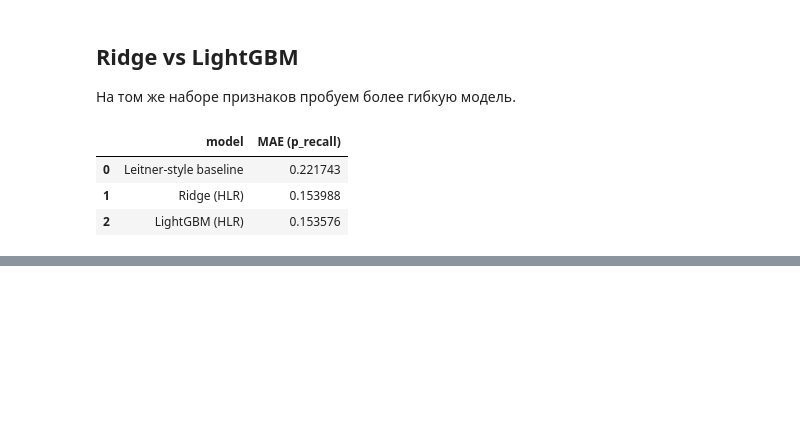
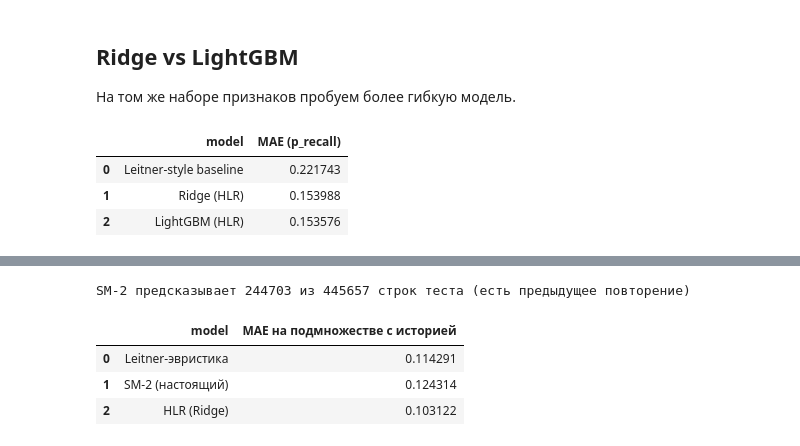
Before and after one commit to EgzodD/smartrecall, a Jupyter notebook: ml/notebooks/02_baseline_and_hlr.ipynb, the cells around one changed output, grey strips where cells are left out. Saved outputs shown, nothing was run; the diff lists cells and outputs as text; code cells hidden in the pictures; blank space fills up the shorter version.

```diff
--- a/ml/notebooks/02_baseline_and_hlr.ipynb
+++ b/ml/notebooks/02_baseline_and_hlr.ipynb
@@ -92,3 +109,27 @@ pd.DataFrame({
+# %%
+import sm2_baseline
+
+pred_recall_sm2_full = sm2_baseline.predict_recall(test_df)
+sm2_valid = pred_recall_sm2_full.notna()
+print(f"SM-2 предсказывает {sm2_valid.sum()} из {len(test_df)} строк теста (есть предыдущее повторение)")
+
+# Честное сравнение: все три модели на ОДНОМ подмножестве, где SM-2 вообще
+# может что-то предсказать (иначе сравнение нечестное — у Leitner/HLR нет
+# такого ограничения).
+mae_sm2 = mean_absolute_error(test_df.loc[sm2_valid, "p_recall"], pred_recall_sm2_full[sm2_valid])
+mae_leitner_subset = mean_absolute_error(test_df.loc[sm2_valid, "p_recall"], pred_recall_baseline[sm2_valid])
+mae_hlr_subset = mean_absolute_error(test_df.loc[sm2_valid, "p_recall"], pred_recall_hlr[sm2_valid])
+
+pd.DataFrame({
+    "model": ["Leitner-эвристика", "SM-2 (настоящий)", "HLR (Ridge)"],
+    "MAE на подмножестве с историей": [mae_leitner_subset, mae_sm2, mae_hlr_subset],
+})
+# %% [output]
+SM-2 предсказывает 244703 из 445657 строк теста (есть предыдущее повторение)
+|  | model | MAE на подмножестве с историей |
+| 0 | Leitner-эвристика | 0.114291 |
+| 1 | SM-2 (настоящий) | 0.124314 |
+| 2 | HLR (Ridge) | 0.103122 |
 # %% [markdown]
 ## Выводы
 
```
Also changed, not shown: parts of 2 cells of this notebook, 2 other files.
